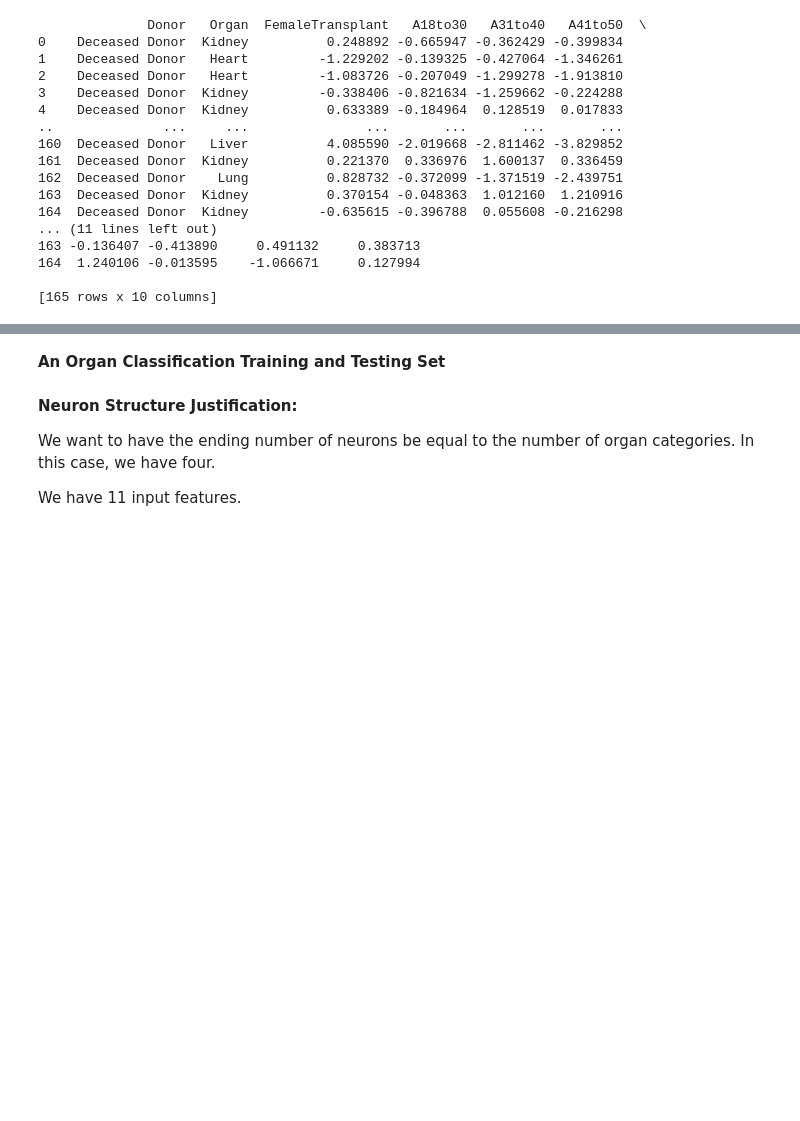
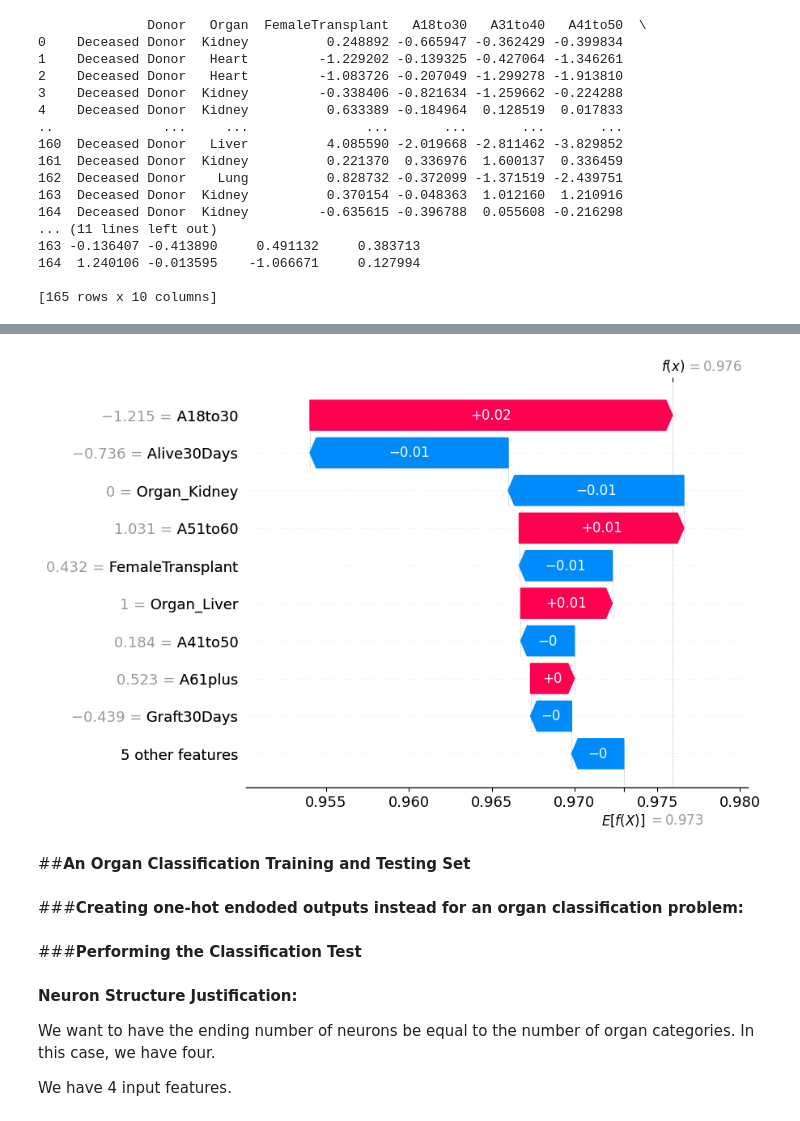
Before and after one commit to clbony/BDSCapstoneGrp12, a Jupyter notebook: Capstone_Group_12_v2.ipynb, the cells around one changed output, grey strips where cells are left out. Saved outputs shown, nothing was run; the diff lists cells and outputs as text; code cells hidden in the pictures; blank space fills up the shorter version.

```diff
--- a/Capstone_Group_12_v2.ipynb
+++ b/Capstone_Group_12_v2.ipynb
@@ -1119,5 +1091,4 @@ print(X_train_scaled)
 # %%
-# creating dummy variables on separate train/test sets
 
 # X_train
 # change categorical to numeric
@@ -1132,9 +1103,6 @@ dummy_X_train_num = X_train_scaled[['FemaleTransplant',
 dummy_X_train = dummy_X_train.replace({True:1, False:0})
 dummy_X_train = pd.DataFrame(dummy_X_train)
 
-# combines the changed variables from categorical to numeric with the numeric from original df
-dummy_X_train = pd.concat([dummy_X_train.reset_index(drop=True), dummy_X_train_num.reset_index(drop=True)], axis=1)
-
 # X_test
 # change categorical to numeric
 dummy_X_test = pd.get_dummies(X_test_scaled, columns=['Organ', 'Donor'],
@@ -1148,5 +1116,6 @@ dummy_X_test_num = X_test_scaled[['FemaleTransplant',
 dummy_X_test = dummy_X_test.replace({True:1, False:0})
 dummy_X_test = pd.DataFrame(dummy_X_test)
 
-# combines the changed variables from categorical to numeric with the numeric from original df
-dummy_X_test = pd.concat([dummy_X_test.reset_index(drop=True), dummy_X_test_num.reset_index(drop=True)], axis=1)
+# create y_variables for 1-year survival only
+dummy_y_train = y_train['Alive1Year']
+dummy_y_test = y_test['Alive1Year']
@@ -1171,0 +1124,29 @@ dummy_X_test = pd.concat([dummy_X_test.reset_index(drop=True), dummy_X_test_num.
+# %%
+keras.utils.set_random_seed(812)
+# creating the model
+model = Sequential()
+
+# hidden layers
+model.add(Dense(64, input_shape=(14,), activation='relu'))
+model.add(Dense(64, activation='relu'))
+model.add(Dense(64, activation='relu'))
+
+# output layers
+model.add(Dense(1, activation='sigmoid')) # since our y is bounded between 0 and 1
+
+# compile model
+model.compile(loss='mean_squared_error',
+              optimizer='adam',
+              metrics=['mean_squared_error'])
+
+# creating early stops and model saves
+early_stop = EarlyStopping(monitor='val_loss', patience=5)
+model_save = ModelCheckpoint('best_regression_model.keras', save_best_only=True)
+
+# Fit your model
+model.fit(dummy_X_train, dummy_y_train,
+                    epochs = 100,
+                    callbacks = [early_stop, model_save],
+                    validation_data = (dummy_X_test, dummy_y_test))
+
+model.summary()
@@ -1172,3 +1192,14 @@ dummy_X_test = pd.concat([dummy_X_test.reset_index(drop=True), dummy_X_test_num.
+# %%
+samples_test = shap.sample(dummy_X_test, 20)
+samples_train = shap.sample(dummy_X_train, 20)
+explainer = shap.Explainer(model, samples_train)
+shap_values = explainer(samples_test)
+# %%
+shap.plots.waterfall(shap_values[0])
+# %% [output]
+[figure, added]
 # %% [markdown]
-**An Organ Classification Training and Testing Set**
+##**An Organ Classification Training and Testing Set**
+# %% [markdown]
+###**Creating one-hot endoded outputs instead for an organ classification problem:**
 # %%
@@ -1273,9 +1297,11 @@ y_train = to_categorical(y_train['Organ'])
 y_test['Organ'] = pd.Categorical(y_test['Organ'])
 y_test['Organ'] = y_test['Organ'].cat.codes
 y_test = to_categorical(y_test['Organ'])
+# %% [markdown]
+###**Performing the Classification Test**
 # %% [markdown]
 **Neuron Structure Justification:**
 
 We want to have the ending number of neurons be equal to the number of organ categories. In this case, we have four.
 
-We have 11 input features.
+We have 4 input features.
```
Also changed, not shown: parts of 23 cells of this notebook.
